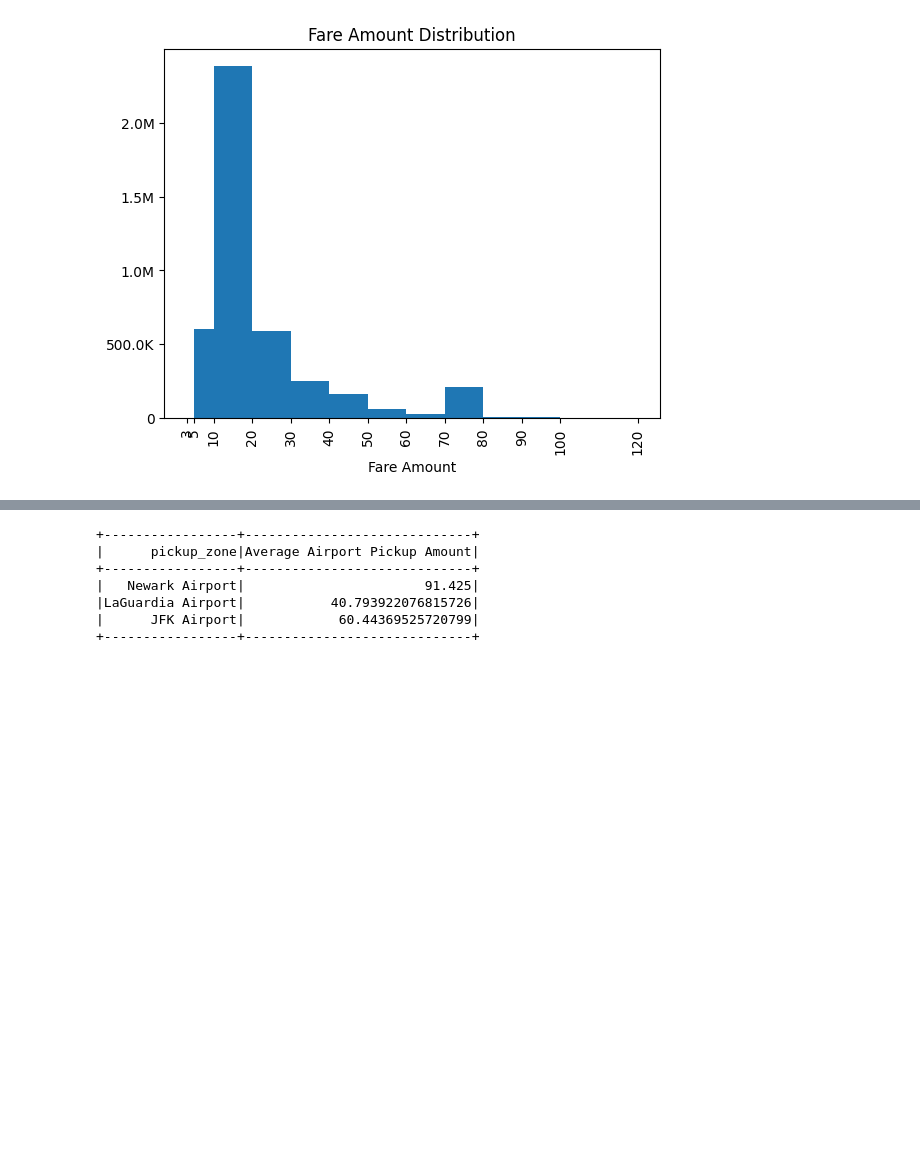
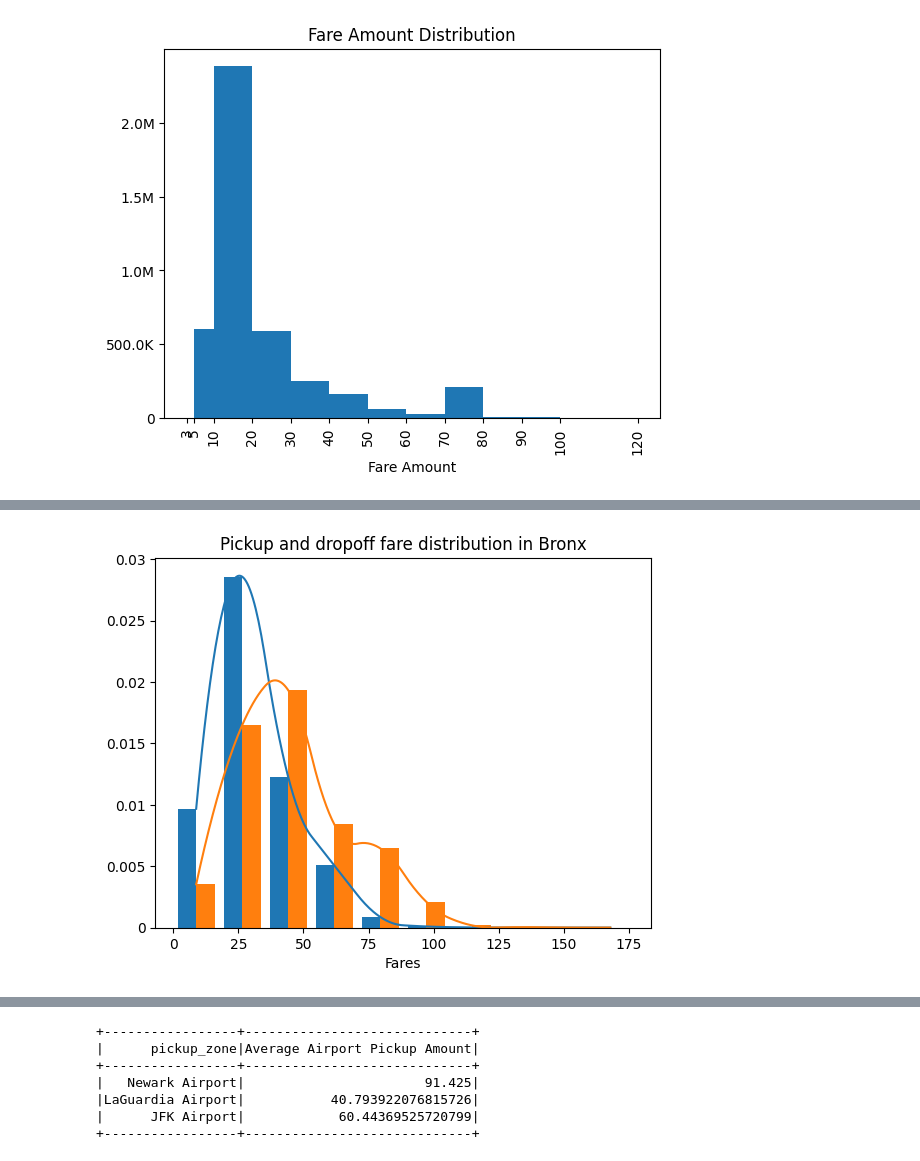
Before and after one commit to NavyaKiran/NYCTaxiFarePrediciton, a Jupyter notebook: NYC_Taxi_Fare_Prediction.ipynb, the cells around one changed output, grey strips where cells are left out. Saved outputs shown, nothing was run; the diff lists cells and outputs as text; code cells hidden in the pictures; blank space fills up the shorter version.

```diff
--- a/NYC_Taxi_Fare_Prediction.ipynb
+++ b/NYC_Taxi_Fare_Prediction.ipynb
@@ -731,0 +776,10 @@ average_fare_across_dropoff_borough.show()
+# %%
+pickup_bronx = data.filter(data['pickup_borough'] == 'Bronx').select(fn.col('fare_amount'))
+dropoff_bronx = data.filter(data['dropoff_borough'] == 'Bronx').select(fn.col('fare_amount'))
+distplot(plt.gca(), [pickup_bronx, dropoff_bronx])
+plt.xlabel('Fares')
+#plt.gca().legend()
+plt.title("Pickup and dropoff fare distribution in Bronx")
+plt.show()
+# %% [output]
+[figure, added]
```
Also changed, not shown: parts of 35 cells of this notebook.
